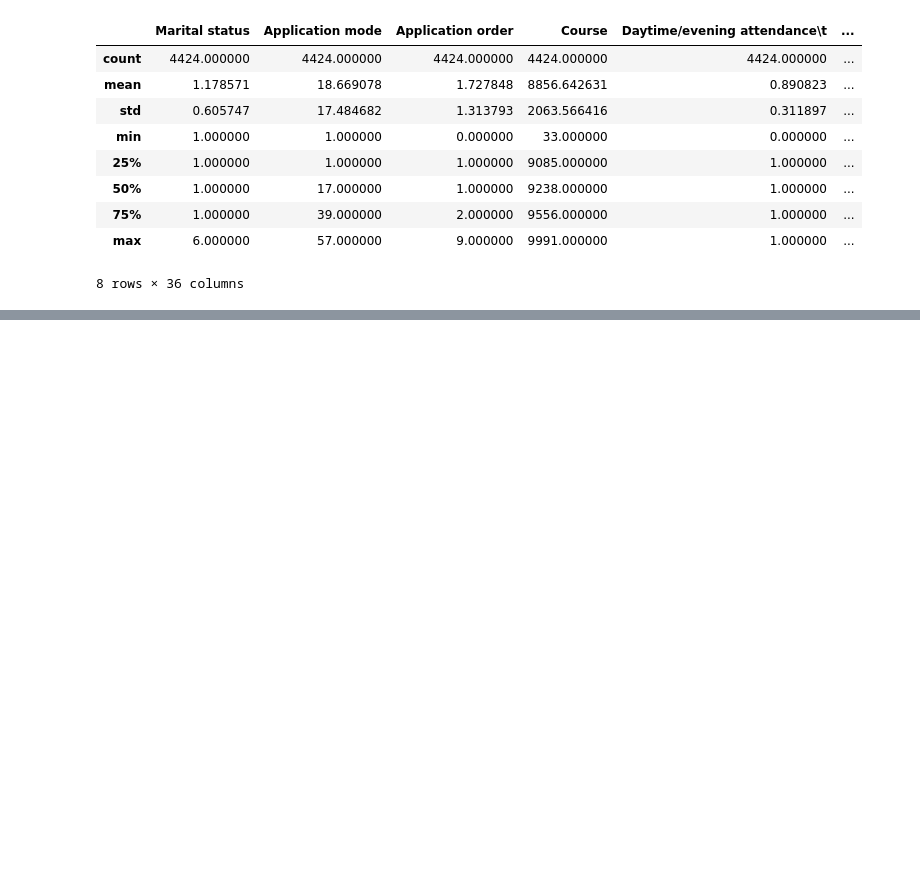
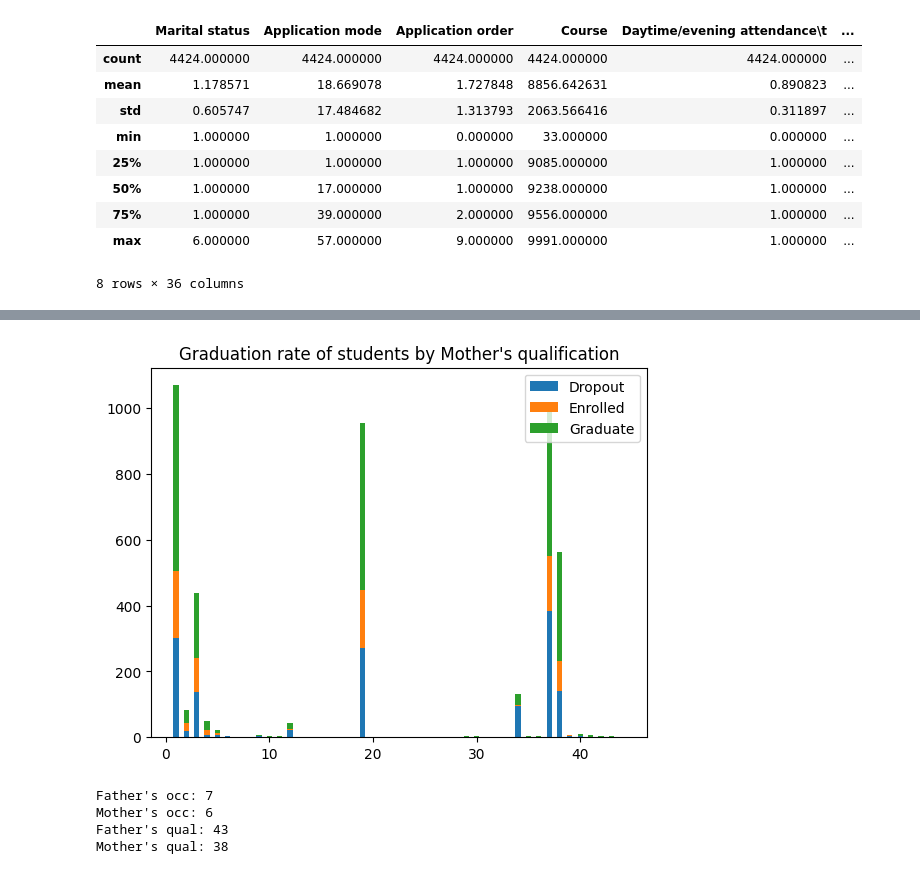
Before and after one commit to Jonah-Banks-Menchukov/University-Student-Academic-Success-Research-Project, a Jupyter notebook: University_Student_Academic_Success_Research_Project.ipynb, the cells around one changed output, grey strips where cells are left out. Drawn from its saved outputs; the diff is of its cells as text; code cells hidden in the pictures; blank space fills up the shorter version.

```diff
--- a/University_Student_Academic_Success_Research_Project.ipynb
+++ b/University_Student_Academic_Success_Research_Project.ipynb
@@ -24,0 +214,27 @@ TypeError: 'Index' object is not callable
+# %%
+import matplotlib.pyplot as plt
+import numpy as np
+
+# data from https://allisonhorst.github.io/palmerpenguins/
+
+
+targets = {
+    "Dropout":dmq_list,
+    "Enrolled":emq_list,
+    "Graduate":gmq_list
+}
+width = 0.5
+
+fig, ax = plt.subplots()
+bottom = np.zeros(len(umq_list))
+
+for boolean, targets in targets.items():
+    p = ax.bar(umq_list, targets, width, label=boolean, bottom=bottom)
+    bottom += targets
+
+ax.set_title("Graduation rate of students by Mother's qualification")
+ax.legend(loc="upper right")
+
+plt.show()
+# %% [output]
+[figure, added]
@@ -24,0 +244,37 @@ TypeError: 'Index' object is not callable
+# %%
+#find which career cluster/qualification level has the greatest ratio of graduation to other results
+foi=0
+fop=0
+moi=0
+mop=0
+fqi=0
+fqp=0
+mqi=0
+mqp=0
+for i in range(0,len(gfo_list)):
+  pct=gfo_list[i]/(gfo_list[i]+efo_list[i]+dfo_list[i])
+  if pct>fop and gfo_list[i]>25:
+    fop=pct
+    foi=i
+for i in range(0,len(gmo_list)):
+  pct=gmo_list[i]/(gmo_list[i]+emo_list[i]+dmo_list[i])
+  if pct>mop and gmo_list[i]>25:
+    mop=pct
+    moi=i
+for i in range(0,len(gfq_list)):
+  pct=gfq_list[i]/(gfq_list[i]+efq_list[i]+dfq_list[i])
+  if pct>fqp and fq_list[i]>25:
+    fqp=pct
+    fqi=i
+for i in range(0,len(gmq_list)):
+  pct=gmq_list[i]/(gmq_list[i]+emq_list[i]+dmq_list[i])
+  if pct>mqp and mq_list[i]>25:
+    mqp=pct
+    mqi=i
+print(f"Father's occ: {ufo_list[foi]}",f"Mother's occ: {umo_list[moi]}",
+      f"Father's qual: {ufq_list[fqi]}",f"Mother's qual: {umq_list[mqi]}",sep="\n")
+# %% [output]
+Father's occ: 7
+Mother's occ: 6
+Father's qual: 43
+Mother's qual: 38
```
Also changed, not shown: parts of 29 cells of this notebook.
